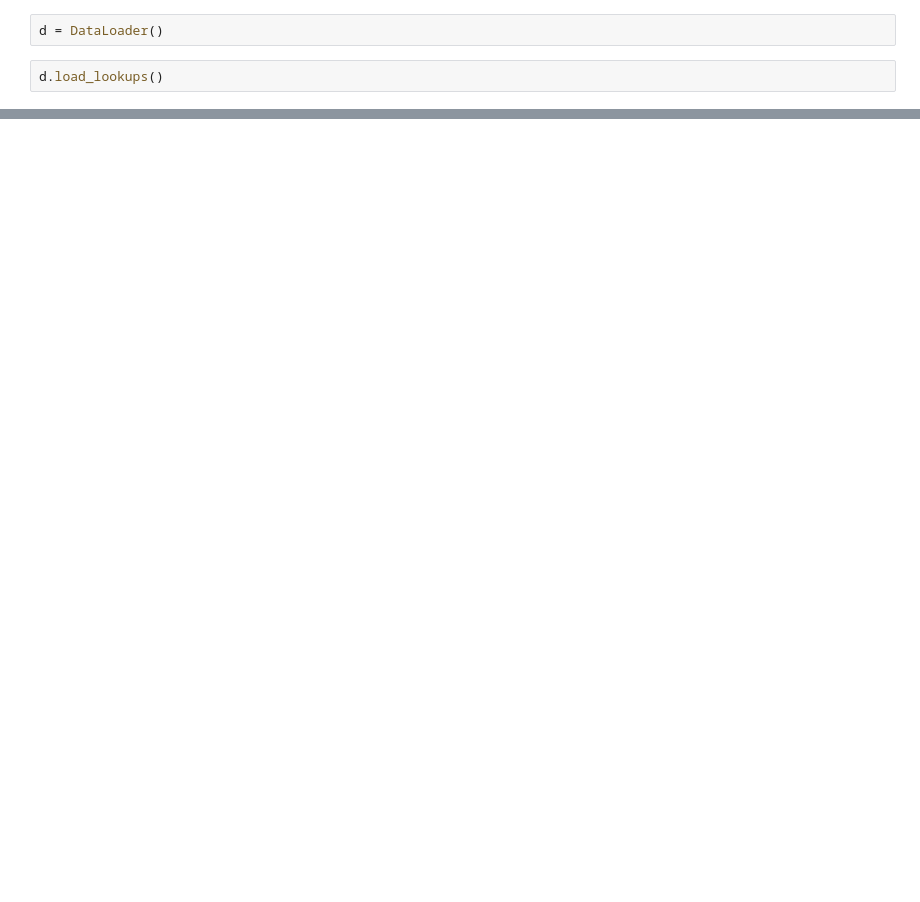
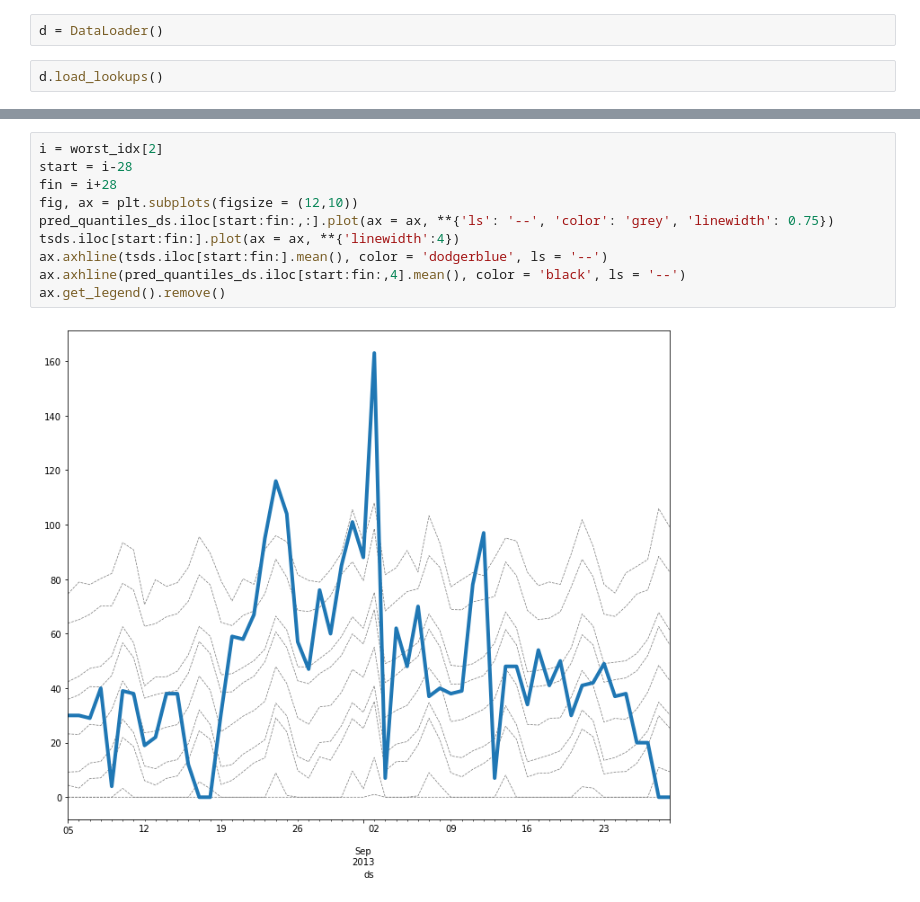
Before and after one commit to chrisgschon/M5Forecasting-Uncertainty, a Jupyter notebook: eda.ipynb, the cells around one changed output, grey strips where cells are left out. Drawn from its saved outputs; the diff is of its cells as text; blank space fills up the shorter version.

```diff
--- a/eda.ipynb
+++ b/eda.ipynb
@@ -48,0 +145,12 @@ ValueError: Regressor 'sell_price' missing from dataframe
+# %%
+i = worst_idx[2]
+start = i-28
+fin = i+28
+fig, ax = plt.subplots(figsize = (12,10))
+pred_quantiles_ds.iloc[start:fin:,:].plot(ax = ax, **{'ls': '--', 'color': 'grey', 'linewidth': 0.75})
+tsds.iloc[start:fin:].plot(ax = ax, **{'linewidth':4})
+ax.axhline(tsds.iloc[start:fin:].mean(), color = 'dodgerblue', ls = '--')
+ax.axhline(pred_quantiles_ds.iloc[start:fin:,4].mean(), color = 'black', ls = '--')
+ax.get_legend().remove()
+# %% [output]
+[figure, added]
```
Also changed, not shown: parts of 24 cells of this notebook, 1 other file.
